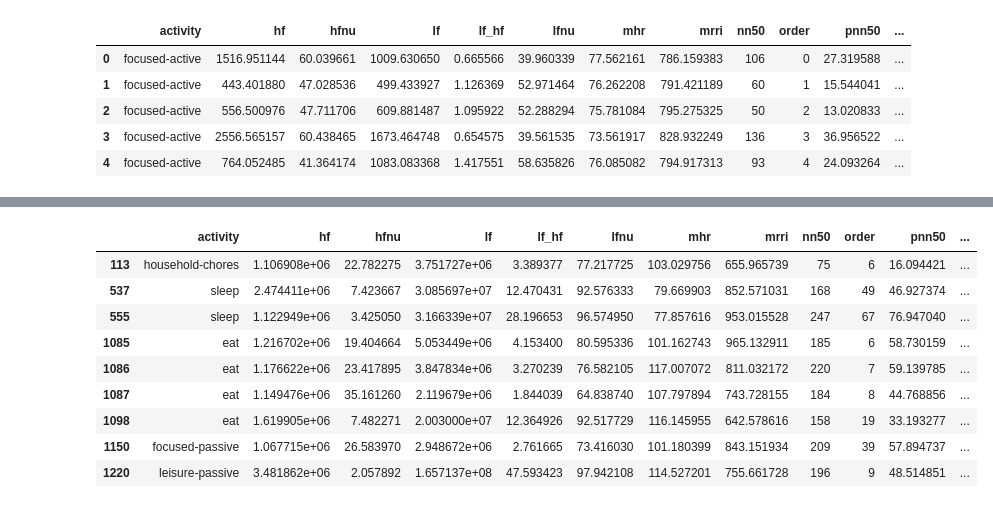
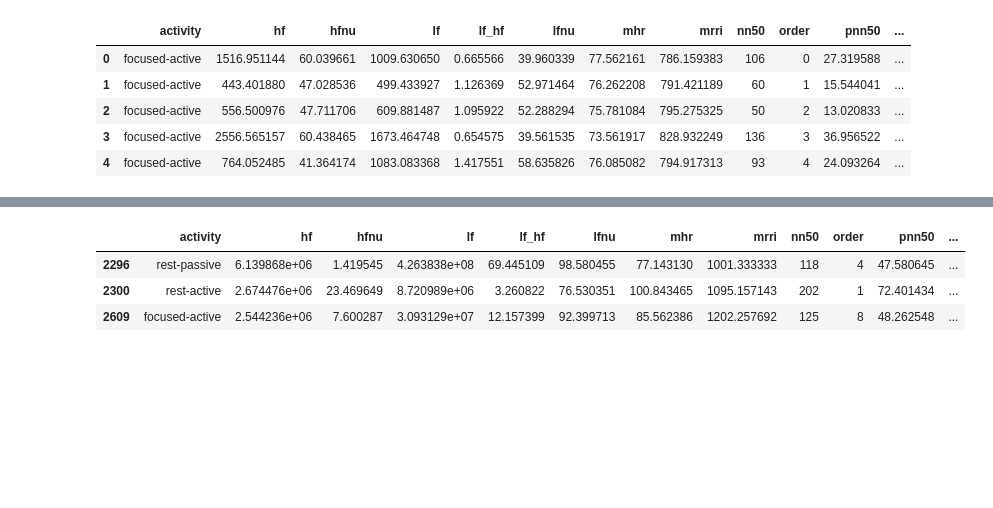
Before and after one commit to jucc/HeRV_analysis, a Jupyter notebook: HeRV_pipeline.ipynb, the cells around one changed output, grey strips where cells are left out. Cells and saved outputs as stored; diff of their text form; code cells hidden in the pictures; blank space fills up the shorter version.

Commit message:
pipeline now reads data from all users and concatenates generated fragments in a file for analysis

```diff
--- a/HeRV_pipeline.ipynb
+++ b/HeRV_pipeline.ipynb
@@ -61,0 +41,4 @@ reading /home/ju/GDrive/Projects/HeRV/Data/Raw/0/act171031.csv ...
+# %%
+sessions = []
+for user in range(7):
+    sessions.extend(paf.get_user_sessions(user, dirname=RAW_PATH))
@@ -78,7 +79,7 @@ frags = cf.fragment_sessions(sessions, duration, crop)
 
 ### To be implemented
 # %%
-valid_frags = [f for f in frags if len(cf.beats_in_fragment(f, RAW_DATA_PATH)) > 0.8*duration ]
+valid_frags = [f for f in frags if len(cf.beats_in_fragment(f, RAW_PATH)) > 0.8*duration ]
 # %% [markdown]
 ## 4 - Extract features
 # %%
@@ -88,5 +89,5 @@ print(cf.calc_metrics(beats))
 {'rmssd': 45.477477553512408, 'sdnn': 68.814471910244038, 'nn50': 16, 'pnn50': 2.572347266881029, 'mrri': 490.03049759229532, 'mhr': 124.57569788680118, 'total_power': 2102.5544791818802, 'vlf': 379.1 ...
 # %%
 print(len(valid_frags))
-df = [cf.aggregate_data(f, RAW_DATA_PATH) for f in valid_frags]
+df = [cf.aggregate_data(f, RAW_PATH) for f in valid_frags]
 # %% [output]
@@ -120,13 +133,7 @@ pdf.describe()
 # %%
-pdf.loc[pdf.hf > 1000000]
+pdf.loc[pdf.hf > 1000000].loc[pdf.user != 0]
 # %% [output]
 |  | activity | hf | hfnu | lf | lf_hf | lfnu | mhr | mrri | nn50 | order | pnn50 | ... |
-| 113 | household-chores | 1.106908e+06 | 22.782275 | 3.751727e+06 | 3.389377 | 77.217725 | 103.029756 | 655.965739 | 75 | 6 | 16.094421 | ... |
-| 537 | sleep | 2.474411e+06 | 7.423667 | 3.085697e+07 | 12.470431 | 92.576333 | 79.669903 | 852.571031 | 168 | 49 | 46.927374 | ... |
-| 555 | sleep | 1.122949e+06 | 3.425050 | 3.166339e+07 | 28.196653 | 96.574950 | 77.857616 | 953.015528 | 247 | 67 | 76.947040 | ... |
-| 1085 | eat | 1.216702e+06 | 19.404664 | 5.053449e+06 | 4.153400 | 80.595336 | 101.162743 | 965.132911 | 185 | 6 | 58.730159 | ... |
-| 1086 | eat | 1.176622e+06 | 23.417895 | 3.847834e+06 | 3.270239 | 76.582105 | 117.007072 | 811.032172 | 220 | 7 | 59.139785 | ... |
-| 1087 | eat | 1.149476e+06 | 35.161260 | 2.119679e+06 | 1.844039 | 64.838740 | 107.797894 | 743.728155 | 184 | 8 | 44.768856 | ... |
-| 1098 | eat | 1.619905e+06 | 7.482271 | 2.003000e+07 | 12.364926 | 92.517729 | 116.145955 | 642.578616 | 158 | 19 | 33.193277 | ... |
-| 1150 | focused-passive | 1.067715e+06 | 26.583970 | 2.948672e+06 | 2.761665 | 73.416030 | 101.180399 | 843.151934 | 209 | 39 | 57.894737 | ... |
-| 1220 | leisure-passive | 3.481862e+06 | 2.057892 | 1.657137e+08 | 47.593423 | 97.942108 | 114.527201 | 755.661728 | 196 | 9 | 48.514851 | ... |
+| 2296 | rest-passive | 6.139868e+06 | 1.419545 | 4.263838e+08 | 69.445109 | 98.580455 | 77.143130 | 1001.333333 | 118 | 4 | 47.580645 | ... |
+| 2300 | rest-active | 2.674476e+06 | 23.469649 | 8.720989e+06 | 3.260822 | 76.530351 | 100.843465 | 1095.157143 | 202 | 1 | 72.401434 | ... |
+| 2609 | focused-active | 2.544236e+06 | 7.600287 | 3.093129e+07 | 12.157399 | 92.399713 | 85.562386 | 1202.257692 | 125 | 8 | 48.262548 | ... |
```
Also changed, not shown: parts of 9 cells of this notebook, 5 other files.
